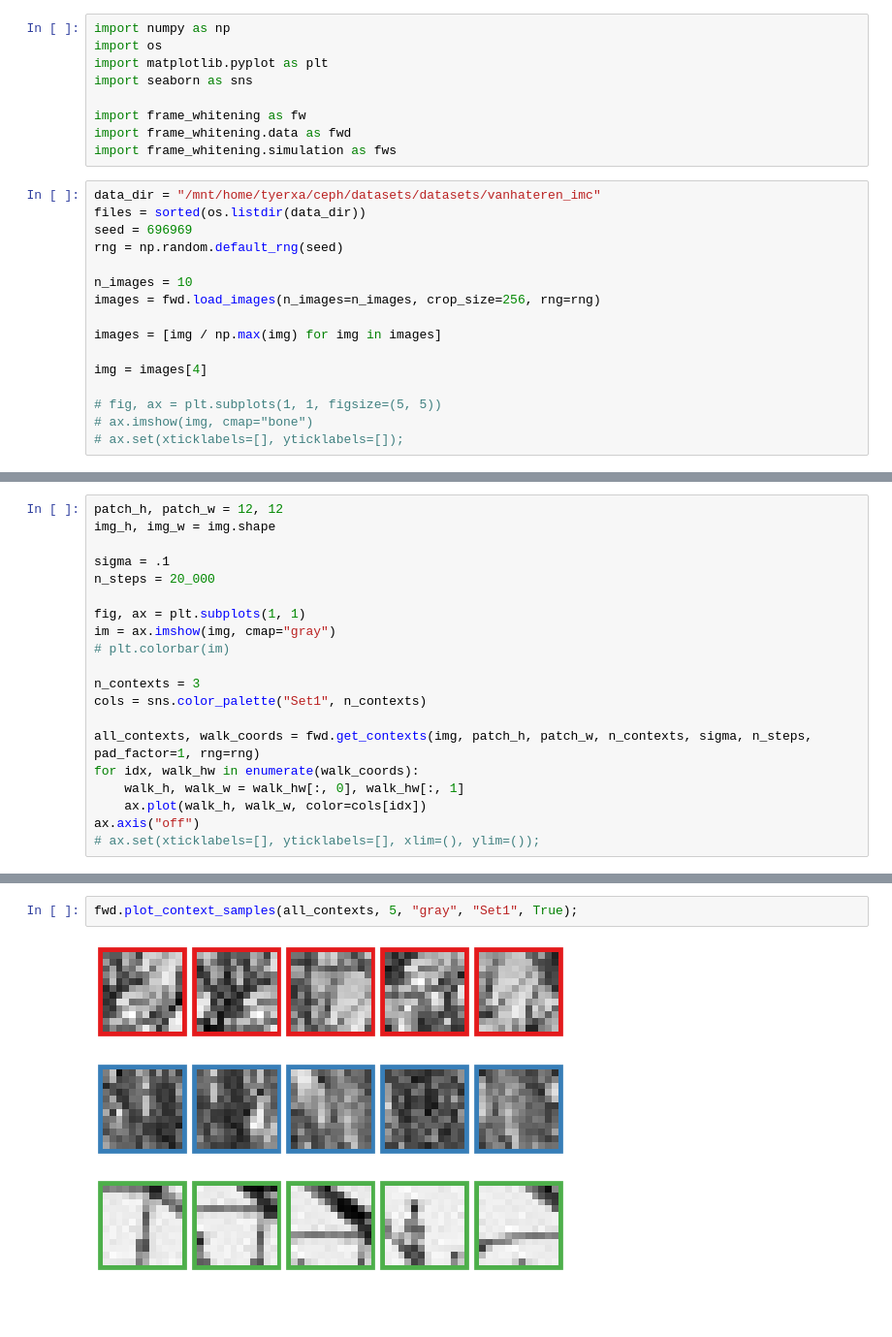
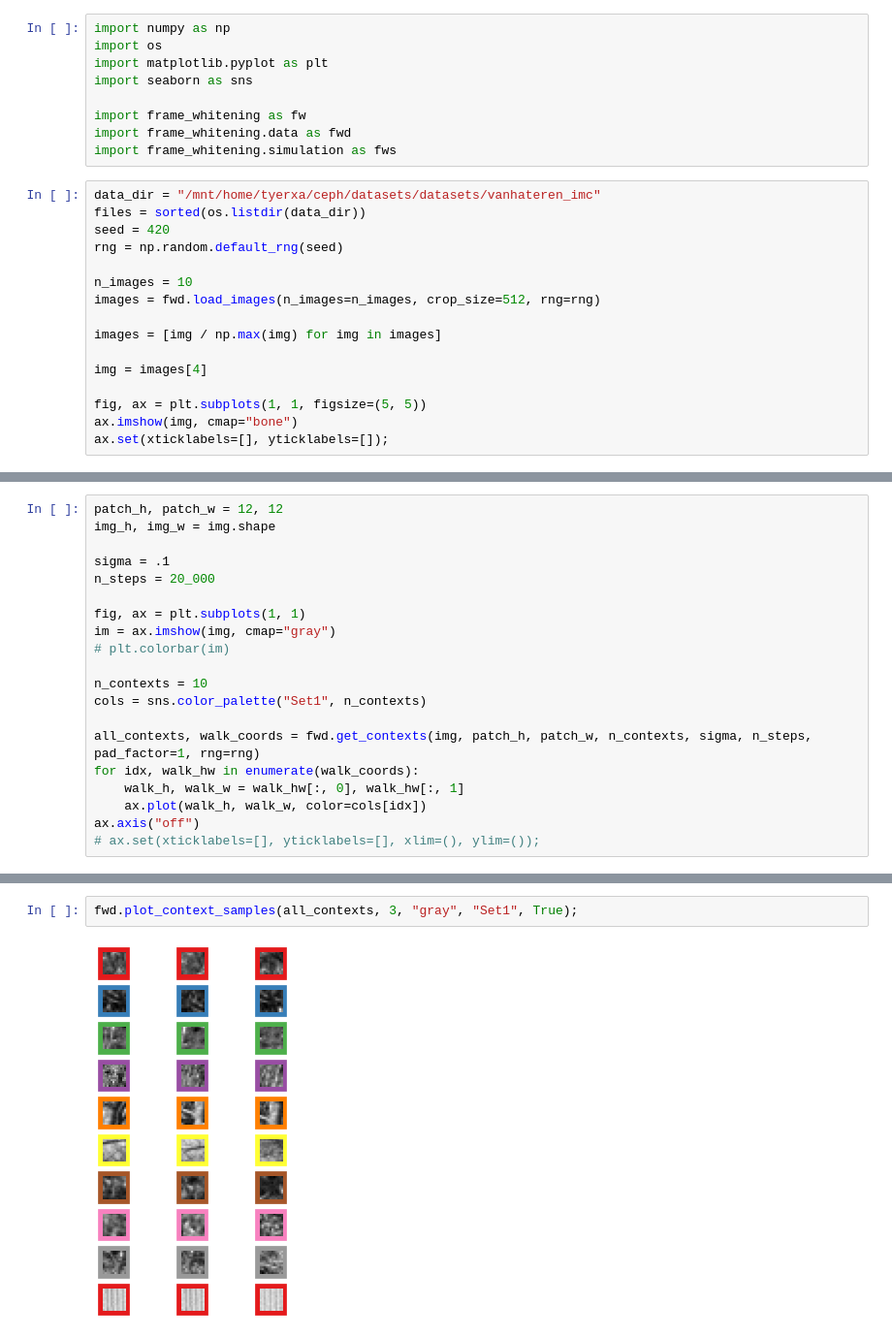
Before and after one commit to lyndond/frame_whitening, a Jupyter notebook: figures/conv2d.ipynb, the cells around one changed output, grey strips where cells are left out. Shown at 97% size. Drawn from its saved outputs; the diff is of its cells as text; blank space fills up the shorter version.

```diff
--- a/figures/conv2d.ipynb
+++ b/figures/conv2d.ipynb
@@ -10,16 +10,16 @@ import frame_whitening.simulation as fws
 # %%
 data_dir = "/mnt/home/tyerxa/ceph/datasets/datasets/vanhateren_imc"
 files = sorted(os.listdir(data_dir))
-seed = 696969
+seed = 420
 rng = np.random.default_rng(seed)
 
 n_images = 10
-images = fwd.load_images(n_images=n_images, crop_size=256, rng=rng)
+images = fwd.load_images(n_images=n_images, crop_size=512, rng=rng)
 
 images = [img / np.max(img) for img in images]
 
 img = images[4]
 
-# fig, ax = plt.subplots(1, 1, figsize=(5, 5))
-# ax.imshow(img, cmap="bone")
-# ax.set(xticklabels=[], yticklabels=[]);
+fig, ax = plt.subplots(1, 1, figsize=(5, 5))
+ax.imshow(img, cmap="bone")
+ax.set(xticklabels=[], yticklabels=[]);
@@ -34,7 +36,7 @@ fig, ax = plt.subplots(1, 1)
 im = ax.imshow(img, cmap="gray")
 # plt.colorbar(im)
 
-n_contexts = 3
+n_contexts = 10
 cols = sns.color_palette("Set1", n_contexts)
 
 all_contexts, walk_coords = fwd.get_contexts(img, patch_h, patch_w, n_contexts, sigma, n_steps, pad_factor=1, rng=rng)
@@ -49,7 +51,7 @@ ax.axis("off")
 # %%
-fwd.plot_context_samples(all_contexts, 5, "gray", "Set1", True);
+fwd.plot_context_samples(all_contexts, 3, "gray", "Set1", True);
 # %% [output]
-[figure, old version]
+[figure, new version]
 # %%
 fwd.plot_patch_stats(all_contexts[2])
 # %% [output]
```
Also changed, not shown: parts of 8 cells of this notebook, 4 other files.
